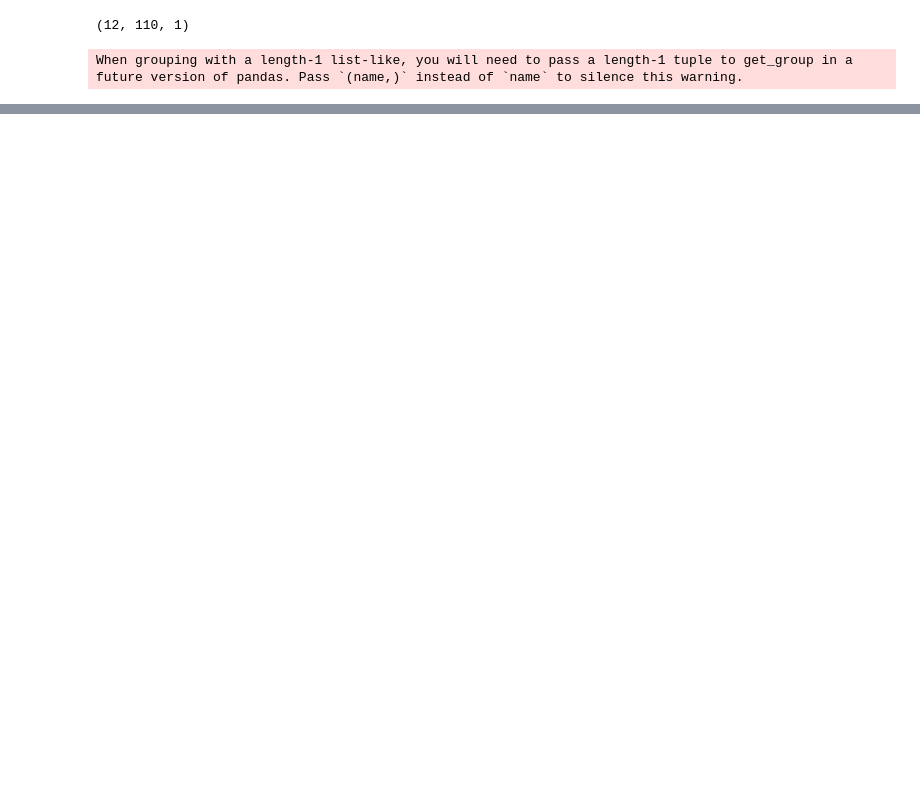
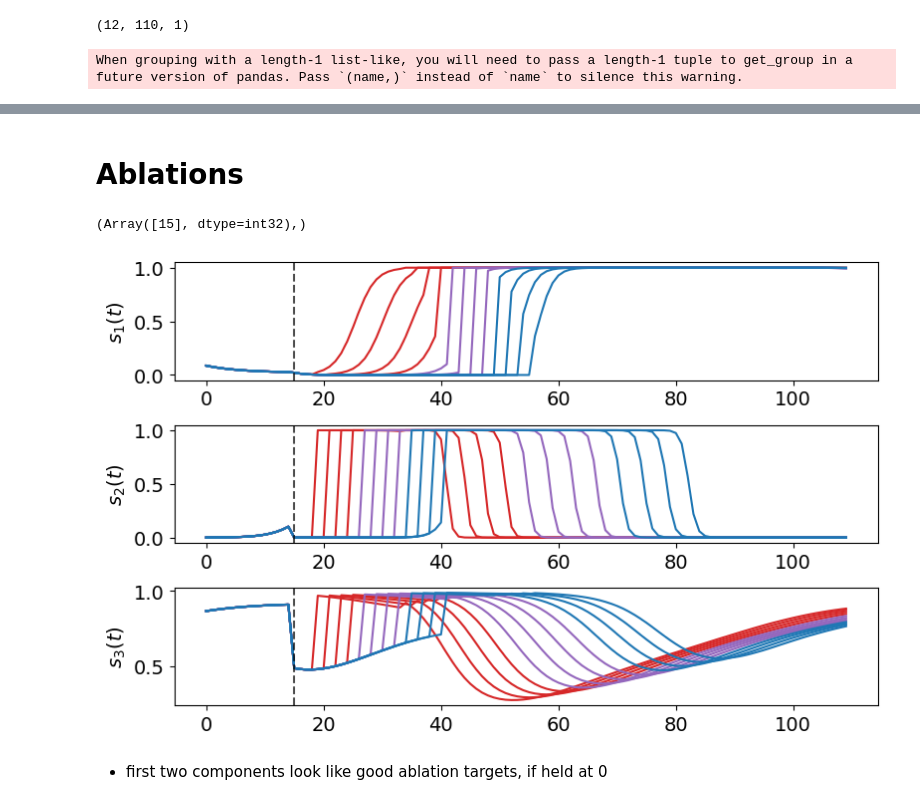
Before and after one commit to lindermanlab/nm-rnn, a Jupyter notebook: scripts/load_model.ipynb, the cells around one changed output, grey strips where cells are left out. Saved outputs shown, nothing was run; the diff lists cells and outputs as text; code cells hidden in the pictures; blank space fills up the shorter version.

```diff
--- a/scripts/load_model.ipynb
+++ b/scripts/load_model.ipynb
@@ -209,0 +243,31 @@ When grouping with a length-1 list-like, you will need to pass a length-1 tuple
+# %% [markdown]
+# Ablations
+# %%
+measure = jnp.where(new_inputs[6,:,0]>0)
+measure
+# %% [output]
+(Array([15], dtype=int32),)
+# %%
+m = model['nm_sigmoid_weight']
+b = model['nm_sigmoid_intercept']
+
+fig, axes = plt.subplots(3, 1, figsize=[8,5])
+# plt.rcParams["axes.prop_cycle"] = plt.cycler("color", plt.cm.cool(jnp.linspace(0,1,N)))
+
+colors = ['tab:red']*4 + ['tab:purple']*4 + ['tab:blue']*4
+for r, ax in enumerate(axes):
+    for i in range(12):
+        ax.plot(jax.nn.sigmoid((zs @ m.T + b)[i, :, r]), color=colors[i])
+
+axes[0].axvline(x=15, c='k', ls='--', alpha=0.7)
+axes[1].axvline(x=15, c='k', ls='--', alpha=0.7)
+axes[2].axvline(x=15, c='k', ls='--', alpha=0.7)
+axes[0].set_ylabel("$s_1(t)$")
+axes[1].set_ylabel("$s_2(t)$")
+axes[2].set_ylabel("$s_3(t)$")
+plt.tight_layout()
+plt.savefig('align_0.pdf')
+# %% [output]
+[figure, added]
+# %% [markdown]
+- first two components look like good ablation targets, if held at 0
```
Also changed, not shown: parts of 28 cells of this notebook, 5 other files.
